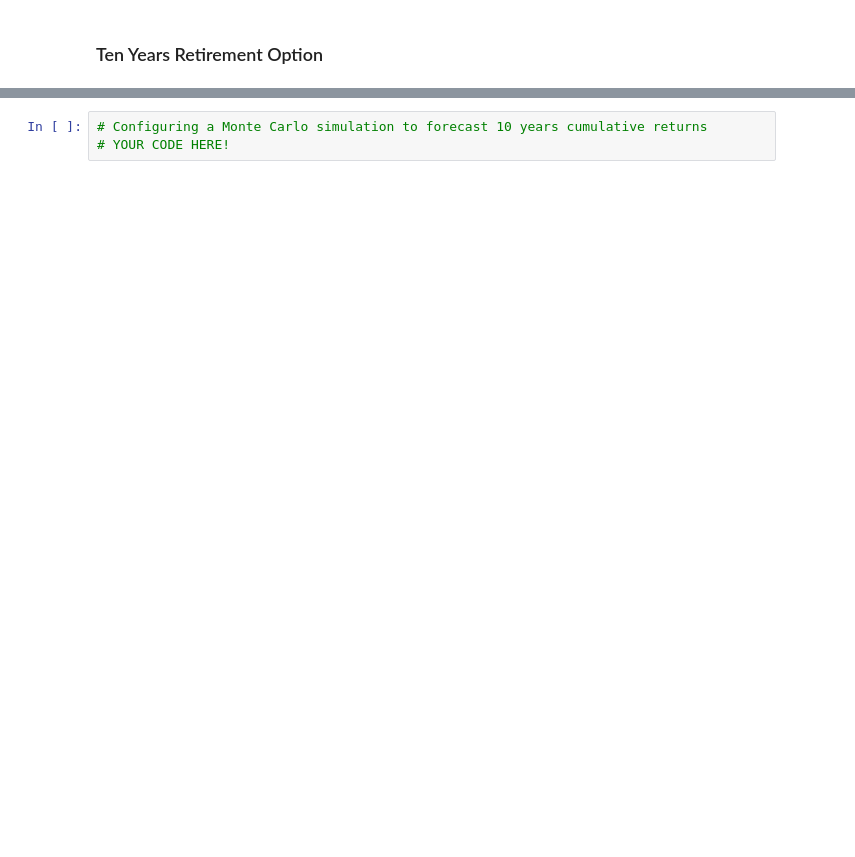
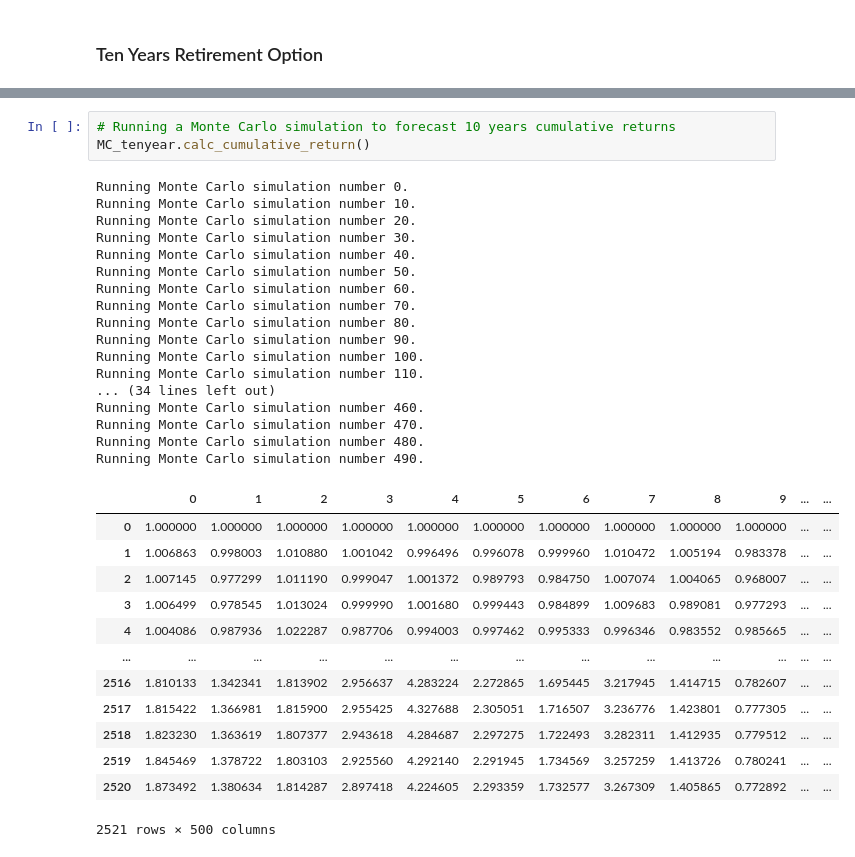
Before and after one commit to terabyte79/APIs_homework, a Jupyter notebook: financial_planner.ipynb, the cells around one changed output, grey strips where cells are left out. Saved outputs shown, nothing was run; the diff lists cells and outputs as text; blank space fills up the shorter version.

```diff
--- a/financial_planner.ipynb
+++ b/financial_planner.ipynb
@@ -508,3 +516,34 @@ There is a 95% chance that an initial investment of $35000 in the portfolio over
 # %%
-# Configuring a Monte Carlo simulation to forecast 10 years cumulative returns
-# YOUR CODE HERE!
+# Running a Monte Carlo simulation to forecast 10 years cumulative returns
+MC_tenyear.calc_cumulative_return()
+# %% [output]
+Running Monte Carlo simulation number 0.
+Running Monte Carlo simulation number 10.
+Running Monte Carlo simulation number 20.
+Running Monte Carlo simulation number 30.
+Running Monte Carlo simulation number 40.
+Running Monte Carlo simulation number 50.
+Running Monte Carlo simulation number 60.
+Running Monte Carlo simulation number 70.
+Running Monte Carlo simulation number 80.
+Running Monte Carlo simulation number 90.
+Running Monte Carlo simulation number 100.
+Running Monte Carlo simulation number 110.
+... (34 lines left out)
+Running Monte Carlo simulation number 460.
+Running Monte Carlo simulation number 470.
+Running Monte Carlo simulation number 480.
+Running Monte Carlo simulation number 490.
+|  | 0 | 1 | 2 | 3 | 4 | 5 | 6 | 7 | 8 | 9 | ... | ... |
+| 0 | 1.000000 | 1.000000 | 1.000000 | 1.000000 | 1.000000 | 1.000000 | 1.000000 | 1.000000 | 1.000000 | 1.000000 | ... | ... |
+| 1 | 1.006863 | 0.998003 | 1.010880 | 1.001042 | 0.996496 | 0.996078 | 0.999960 | 1.010472 | 1.005194 | 0.983378 | ... | ... |
+| 2 | 1.007145 | 0.977299 | 1.011190 | 0.999047 | 1.001372 | 0.989793 | 0.984750 | 1.007074 | 1.004065 | 0.968007 | ... | ... |
+| 3 | 1.006499 | 0.978545 | 1.013024 | 0.999990 | 1.001680 | 0.999443 | 0.984899 | 1.009683 | 0.989081 | 0.977293 | ... | ... |
+| 4 | 1.004086 | 0.987936 | 1.022287 | 0.987706 | 0.994003 | 0.997462 | 0.995333 | 0.996346 | 0.983552 | 0.985665 | ... | ... |
+| ... | ... | ... | ... | ... | ... | ... | ... | ... | ... | ... | ... | ... |
+| 2516 | 1.810133 | 1.342341 | 1.813902 | 2.956637 | 4.283224 | 2.272865 | 1.695445 | 3.217945 | 1.414715 | 0.782607 | ... | ... |
+| 2517 | 1.815422 | 1.366981 | 1.815900 | 2.955425 | 4.327688 | 2.305051 | 1.716507 | 3.236776 | 1.423801 | 0.777305 | ... | ... |
+| 2518 | 1.823230 | 1.363619 | 1.807377 | 2.943618 | 4.284687 | 2.297275 | 1.722493 | 3.282311 | 1.412935 | 0.779512 | ... | ... |
+| 2519 | 1.845469 | 1.378722 | 1.803103 | 2.925560 | 4.292140 | 2.291945 | 1.734569 | 3.257259 | 1.413726 | 0.780241 | ... | ... |
+| 2520 | 1.873492 | 1.380634 | 1.814287 | 2.897418 | 4.224605 | 2.293359 | 1.732577 | 3.267309 | 1.405865 | 0.772892 | ... | ... |
+2521 rows × 500 columns
```
Also changed, not shown: parts of 23 cells of this notebook.
